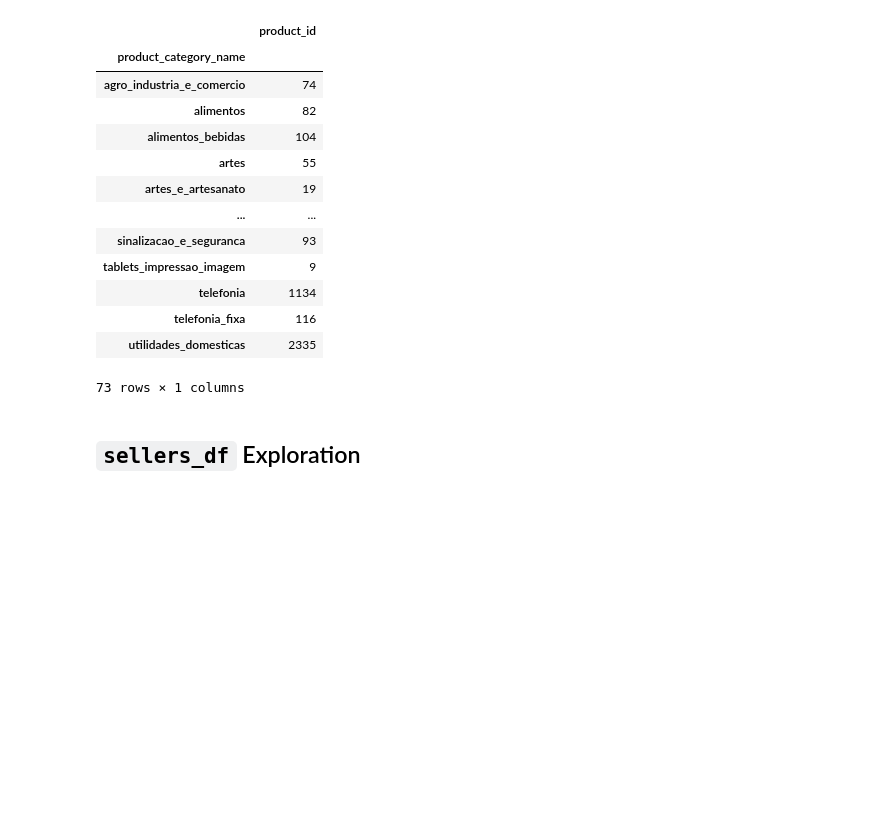
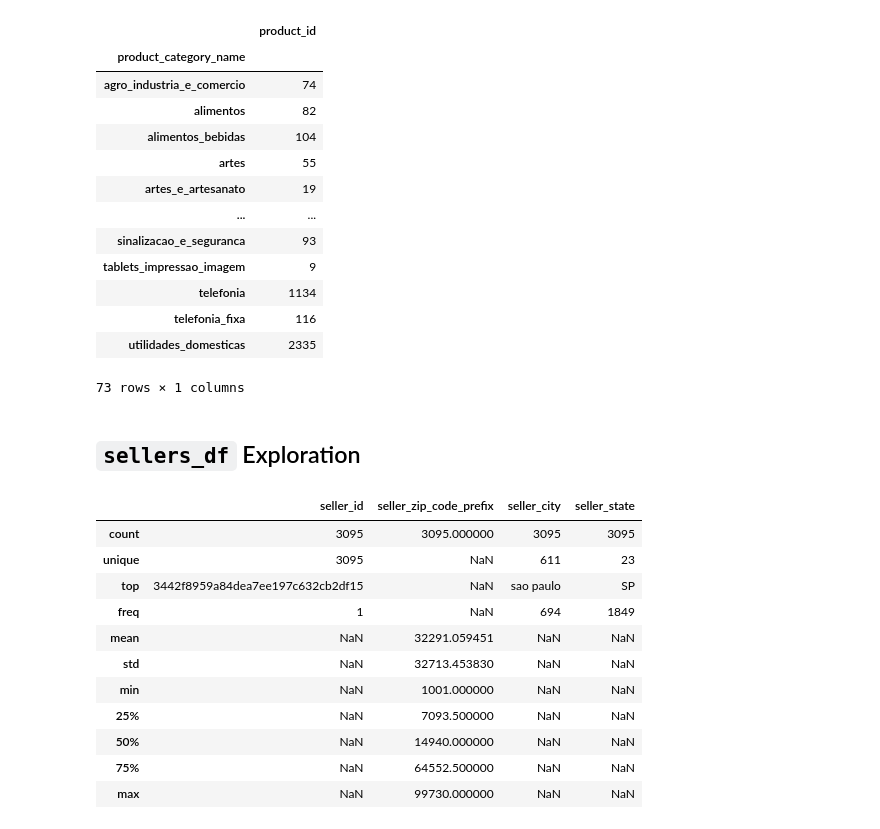
Before and after one commit to naufalmuafi/e-commerce_analysis_project, a Jupyter notebook: main.ipynb, the cells around one changed output. Saved outputs shown, nothing was run; the diff lists cells and outputs as text; code cells hidden in the pictures; blank space fills up the shorter version.

Commit message:
add: seller_df exploration

```diff
--- a/main.ipynb
+++ b/main.ipynb
@@ -1081,3 +1088,18 @@ products_df.groupby(by="product_category_name").agg({
 73 rows × 1 columns
 # %% [markdown]
 ## `sellers_df` Exploration
+# %%
+sellers_df.describe(include="all")
+# %% [output]
+|  | seller_id | seller_zip_code_prefix | seller_city | seller_state |
+| count | 3095 | 3095.000000 | 3095 | 3095 |
+| unique | 3095 | NaN | 611 | 23 |
+| top | 3442f8959a84dea7ee197c632cb2df15 | NaN | sao paulo | SP |
+| freq | 1 | NaN | 694 | 1849 |
+| mean | NaN | 32291.059451 | NaN | NaN |
+| std | NaN | 32713.453830 | NaN | NaN |
+| min | NaN | 1001.000000 | NaN | NaN |
+| 25% | NaN | 7093.500000 | NaN | NaN |
+| 50% | NaN | 14940.000000 | NaN | NaN |
+| 75% | NaN | 64552.500000 | NaN | NaN |
+| max | NaN | 99730.000000 | NaN | NaN |
```
Also changed, not shown: parts of 4 cells of this notebook.
